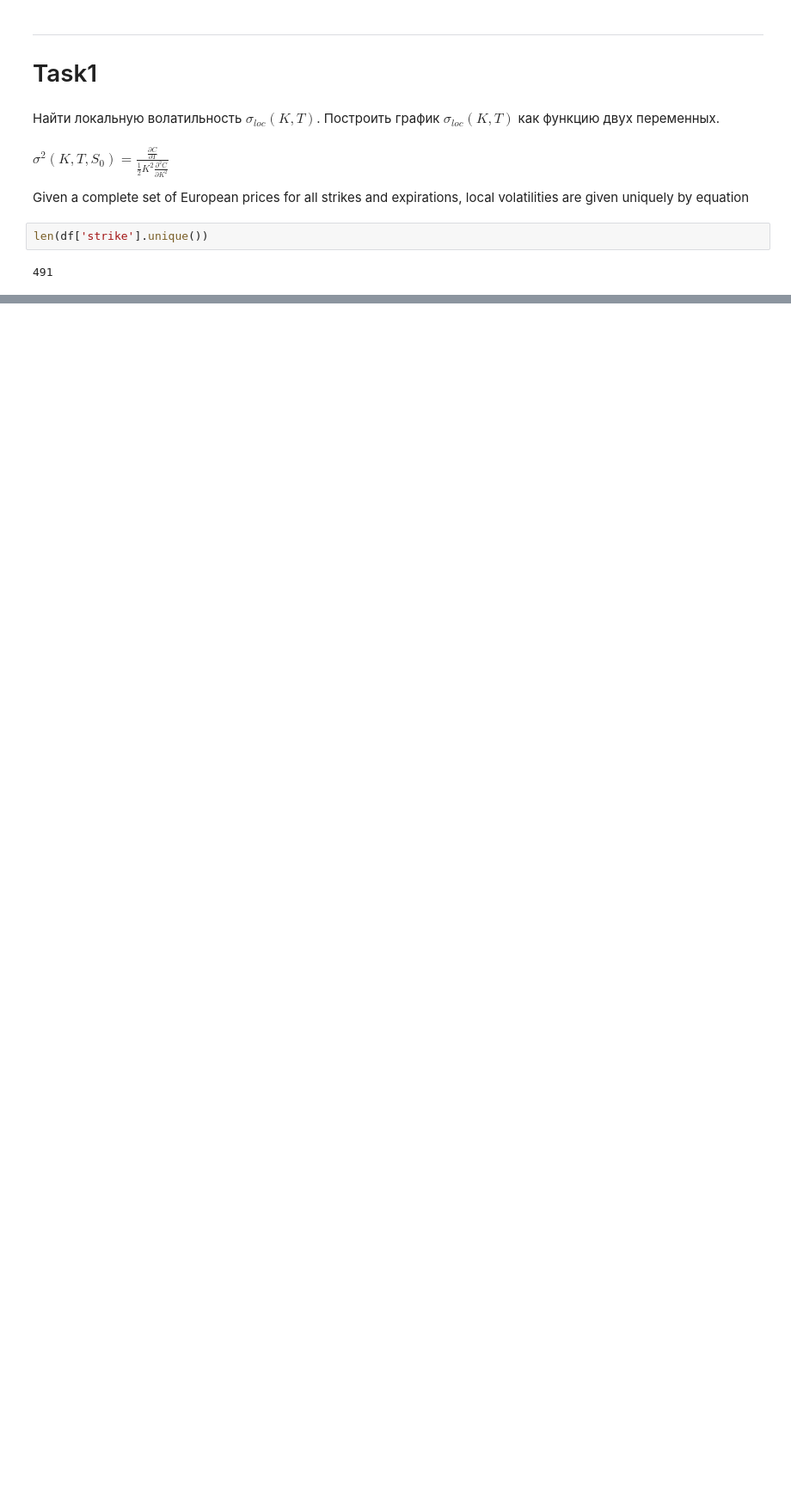
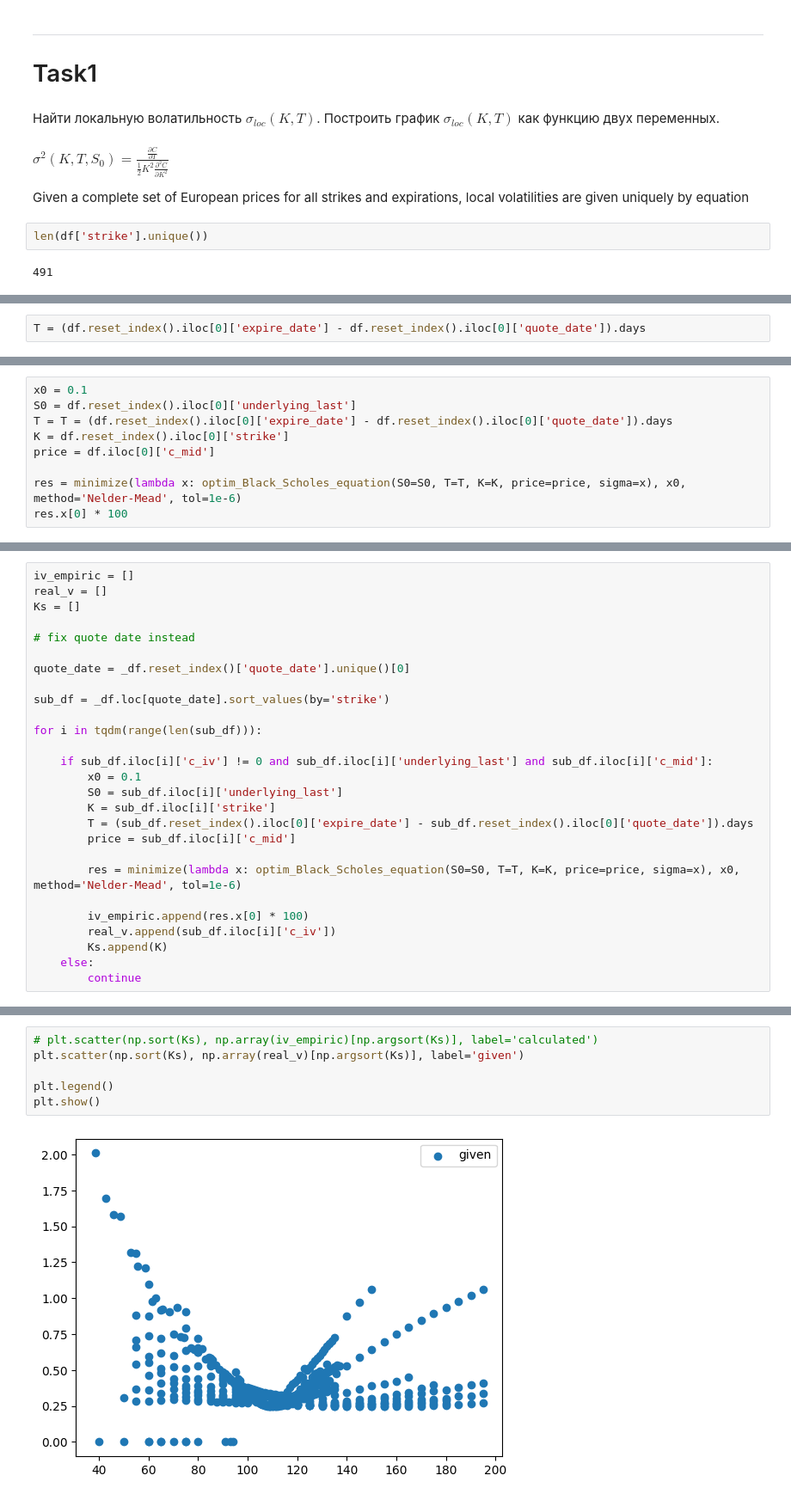
Before and after one commit to Kasymkhankhubiyev/Sirius-Uni, a Jupyter notebook: Derivatives/series3.ipynb, the cells around one changed output, grey strips where cells are left out. Shown at 86% size. Drawn from its saved outputs; the diff is of its cells as text; blank space fills up the shorter version.

```diff
--- a/Derivatives/series3.ipynb
+++ b/Derivatives/series3.ipynb
@@ -120,0 +224,2 @@ df
+# %%
+T = (df.reset_index().iloc[0]['expire_date'] - df.reset_index().iloc[0]['quote_date']).days
@@ -120,0 +244,9 @@ df
+# %%
+x0 = 0.1
+S0 = df.reset_index().iloc[0]['underlying_last']
+T = T = (df.reset_index().iloc[0]['expire_date'] - df.reset_index().iloc[0]['quote_date']).days
+K = df.reset_index().iloc[0]['strike']
+price = df.iloc[0]['c_mid']
+
+res = minimize(lambda x: optim_Black_Scholes_equation(S0=S0, T=T, K=K, price=price, sigma=x), x0, method='Nelder-Mead', tol=1e-6)
+res.x[0] * 100
@@ -120,0 +295,27 @@ df
+# %%
+iv_empiric = []
+real_v = []
+Ks = []
+
+# fix quote date instead
+
+quote_date = _df.reset_index()['quote_date'].unique()[0]
+
+sub_df = _df.loc[quote_date].sort_values(by='strike')
+
+for i in tqdm(range(len(sub_df))):
+
+    if sub_df.iloc[i]['c_iv'] != 0 and sub_df.iloc[i]['underlying_last'] and sub_df.iloc[i]['c_mid']:
+        x0 = 0.1
+        S0 = sub_df.iloc[i]['underlying_last']
+        K = sub_df.iloc[i]['strike']
+        T = (sub_df.reset_index().iloc[0]['expire_date'] - sub_df.reset_index().iloc[0]['quote_date']).days
+        price = sub_df.iloc[i]['c_mid']
+
+        res = minimize(lambda x: optim_Black_Scholes_equation(S0=S0, T=T, K=K, price=price, sigma=x), x0, method='Nelder-Mead', tol=1e-6)
+
+        iv_empiric.append(res.x[0] * 100)
+        real_v.append(sub_df.iloc[i]['c_iv'])
+        Ks.append(K)
+    else:
+        continue
@@ -120,0 +329,8 @@ df
+# %%
+# plt.scatter(np.sort(Ks), np.array(iv_empiric)[np.argsort(Ks)], label='calculated')
+plt.scatter(np.sort(Ks), np.array(real_v)[np.argsort(Ks)], label='given')
+
+plt.legend()
+plt.show()
+# %% [output]
+[figure, added]
```
Also changed, not shown: parts of 33 cells of this notebook, 1 other file.
